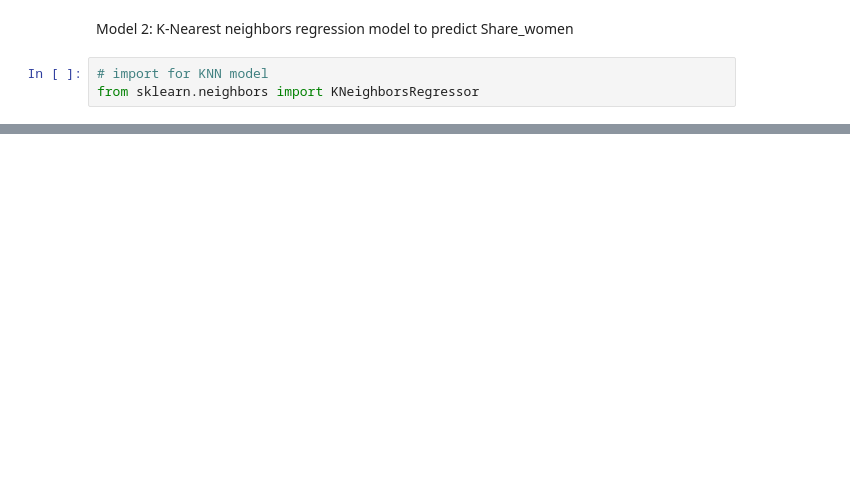
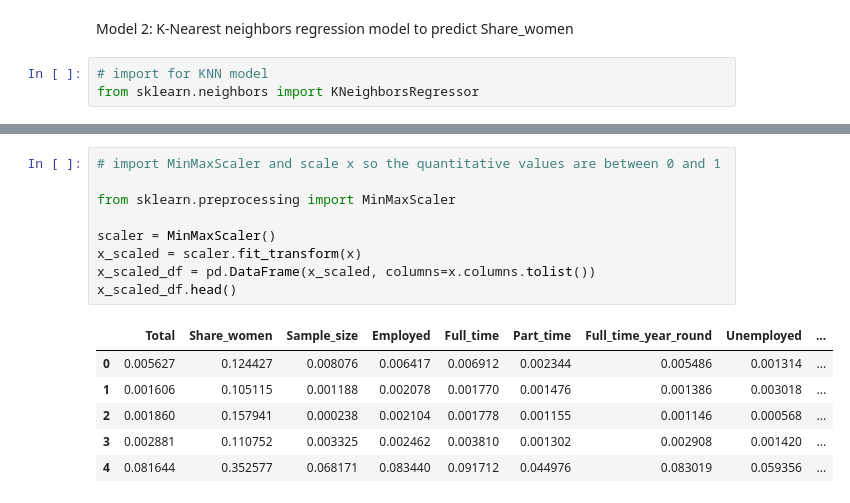
Before and after one commit to lbcmp/Data-Science-Project, a Jupyter notebook: MAT328_Project.ipynb, the cells around one changed output, grey strips where cells are left out. Drawn from its saved outputs; the diff is of its cells as text; blank space fills up the shorter version.

```diff
--- a/MAT328_Project.ipynb
+++ b/MAT328_Project.ipynb
@@ -320,0 +256,16 @@ plt.legend(["Training MSE", "Testing MSE"])
+# %%
+# import MinMaxScaler and scale x so the quantitative values are between 0 and 1
+
+from sklearn.preprocessing import MinMaxScaler
+
+scaler = MinMaxScaler()
+x_scaled = scaler.fit_transform(x)
+x_scaled_df = pd.DataFrame(x_scaled, columns=x.columns.tolist())
+x_scaled_df.head()
+# %% [output]
+|  | Total | Share_women | Sample_size | Employed | Full_time | Part_time | Full_time_year_round | Unemployed | ... |
+| 0 | 0.005627 | 0.124427 | 0.008076 | 0.006417 | 0.006912 | 0.002344 | 0.005486 | 0.001314 | ... |
+| 1 | 0.001606 | 0.105115 | 0.001188 | 0.002078 | 0.001770 | 0.001476 | 0.001386 | 0.003018 | ... |
+| 2 | 0.001860 | 0.157941 | 0.000238 | 0.002104 | 0.001778 | 0.001155 | 0.001146 | 0.000568 | ... |
+| 3 | 0.002881 | 0.110752 | 0.003325 | 0.002462 | 0.003810 | 0.001302 | 0.002908 | 0.001420 | ... |
+| 4 | 0.081644 | 0.352577 | 0.068171 | 0.083440 | 0.091712 | 0.044976 | 0.083019 | 0.059356 | ... |
```
Also changed, not shown: parts of 37 cells of this notebook.
